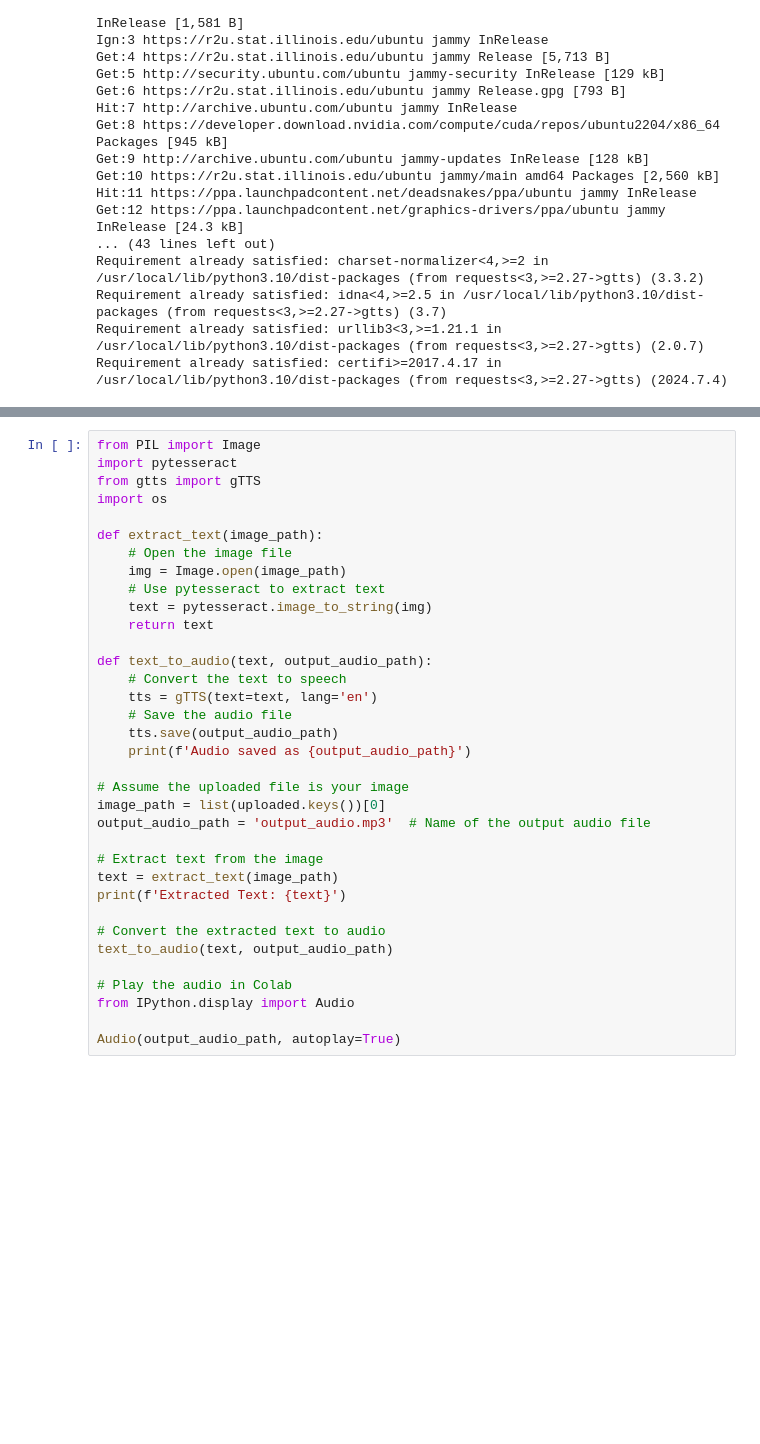
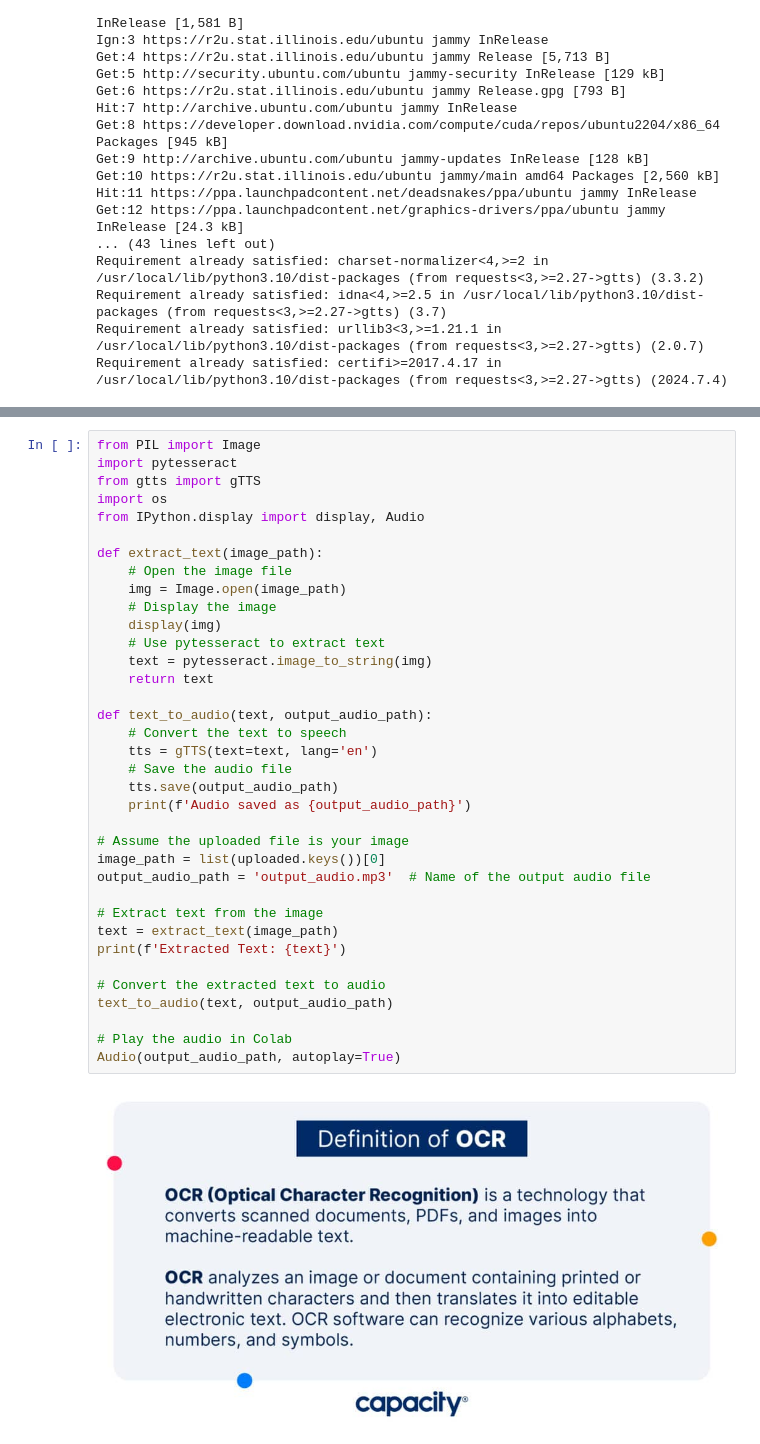
Before and after one commit to HEMALATHAifet/Academic_projects, a Jupyter notebook: Img_text_speech.ipynb, the cells around one changed output, grey strips where cells are left out. Cells and saved outputs as stored; diff of their text form; blank space fills up the shorter version.

```diff
--- a/Img_text_speech.ipynb
+++ b/Img_text_speech.ipynb
@@ -36,34 +36,36 @@ from PIL import Image
 import pytesseract
 from gtts import gTTS
 import os
+from IPython.display import display, Audio
 
 def extract_text(image_path):
     # Open the image file
     img = Image.open(image_path)
+    # Display the image
+    display(img)
     # Use pytesseract to extract text
     text = pytesseract.image_to_string(img)
     return text
 
 def text_to_audio(text, output_audio_path):
     # Convert the text to speech
     tts = gTTS(text=text, lang='en')
     # Save the audio file
     tts.save(output_audio_path)
     print(f'Audio saved as {output_audio_path}')
 
 # Assume the uploaded file is your image
 image_path = list(uploaded.keys())[0]
 output_audio_path = 'output_audio.mp3'  # Name of the output audio file
 
 # Extract text from the image
 text = extract_text(image_path)
 print(f'Extracted Text: {text}')
 
 # Convert the extracted text to audio
 text_to_audio(text, output_audio_path)
 
 # Play the audio in Colab
-from IPython.display import Audio
-
 Audio(output_audio_path, autoplay=True)
 # %% [output]
+[figure, added]
```
Also changed, not shown: parts of 2 cells of this notebook.
